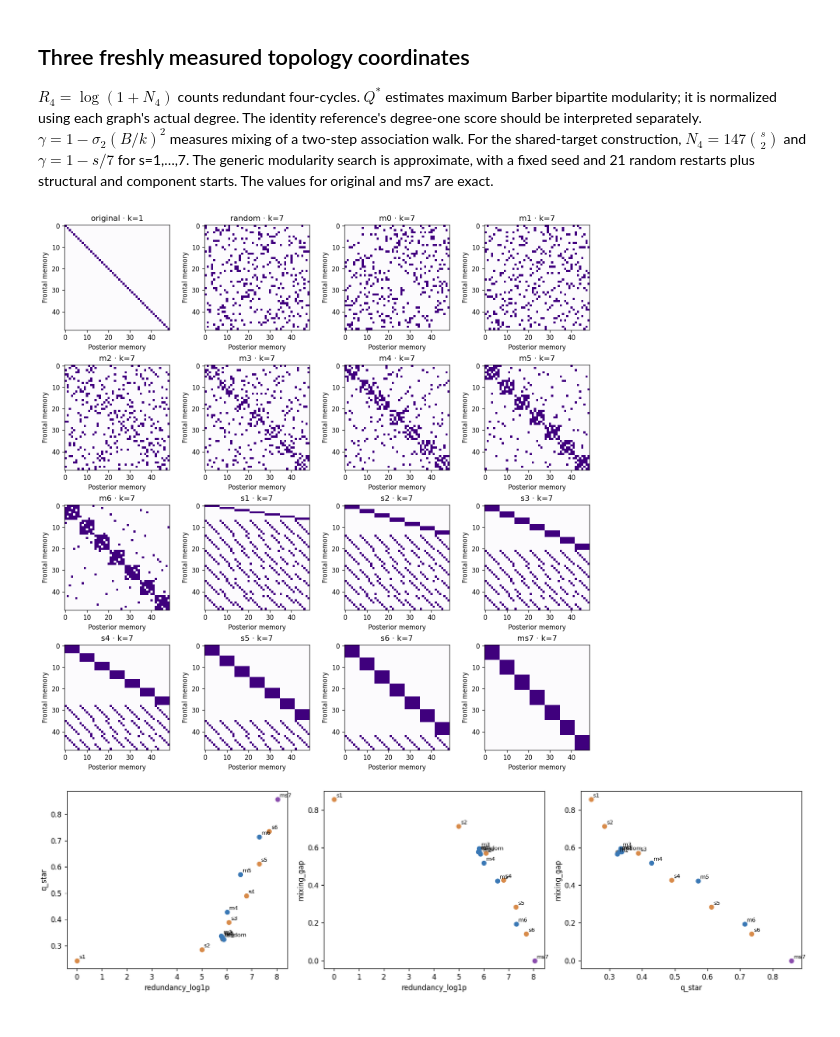
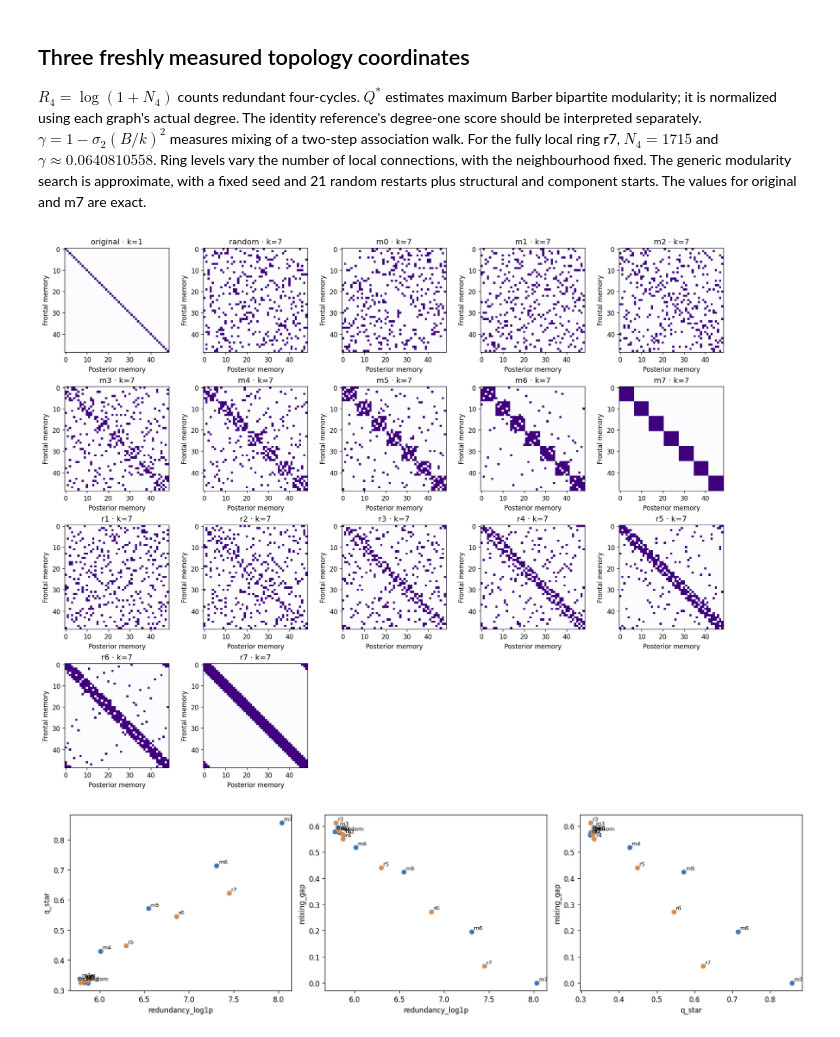
Before and after one commit to a7dita/pottsviz, a Jupyter notebook: analysis/topology_design.ipynb, the cells around one changed output. Saved outputs shown, nothing was run; the diff lists cells and outputs as text; code cells hidden in the pictures.

Commit message:
Replace shared-target topologies with ring-local r1–r7 and rename ms7 to m7

```diff
--- a/analysis/topology_design.ipynb
+++ b/analysis/topology_design.ipynb
@@ -57,21 +64,23 @@ display(metrics)
 $R_4=\log(1+N_4)$ counts redundant four-cycles.
 $Q^*$ estimates maximum Barber bipartite modularity; it is normalized using each graph's actual degree. The identity reference's degree-one score should be interpreted separately.
 $\gamma=1-\sigma_2(B/k)^2$ measures mixing of a two-step association walk.
-For the shared-target construction, $N_4=147\binom{s}{2}$ and $\gamma=1-s/7$ for s=1,…,7.
-The generic modularity search is approximate, with a fixed seed and 21 random restarts plus structural and component starts. The values for original and ms7 are exact.
+For the fully local ring r7, $N_4=1715$ and $\gamma\approx0.0640810558$. Ring levels vary the number of local connections, with the neighbourhood fixed.
+The generic modularity search is approximate, with a fixed seed and 21 random restarts plus structural and component starts. The values for original and m7 are exact.
 # %%
-fig, axes = plt.subplots(4, 4, figsize=(12, 12), constrained_layout=True)
+fig, axes = plt.subplots(4, 5, figsize=(15, 12), constrained_layout=True)
 for axis, item in zip(axes.flat, manifest['topologies']):
     axis.imshow(matrices[item['id']], interpolation='nearest', cmap='Purples', vmin=0, vmax=1)
     axis.set_title(f"{item['id']} · k={item['degree']}")
     axis.set_xlabel('Posterior memory')
     axis.set_ylabel('Frontal memory')
+for axis in axes.flat[len(manifest['topologies']):]:
+    axis.set_visible(False)
 plt.show()
 # %% [output]
-[figure, old version]
+[figure, new version]
 # %%
 many = metrics[metrics['degree'] == 7]
-colors = {'modular': '#3a78b5', 'shared-target': '#d88b4a', 'random': '#777777', 'endpoint': '#8a4dad'}
+colors = {'modular': '#3a78b5', 'ring-local': '#d88b4a', 'random': '#777777'}
 fig, axes = plt.subplots(1, 3, figsize=(15, 4), constrained_layout=True)
 for axis, (x, y) in zip(axes, [('redundancy_log1p', 'q_star'), ('redundancy_log1p', 'mixing_gap'), ('q_star', 'mixing_gap')]):
     for _, row in many.iterrows():
@@ -80,4 +89,4 @@ for axis, (x, y) in zip(axes, [('redundancy_log1p', 'q_star'), ('redundancy_log1
     axis.set(xlabel=x, ylabel=y)
 plt.show()
 # %% [output]
-[figure, old version]
+[figure, new version]
```
Also changed, not shown: parts of 2 cells of this notebook, 22 other files.
